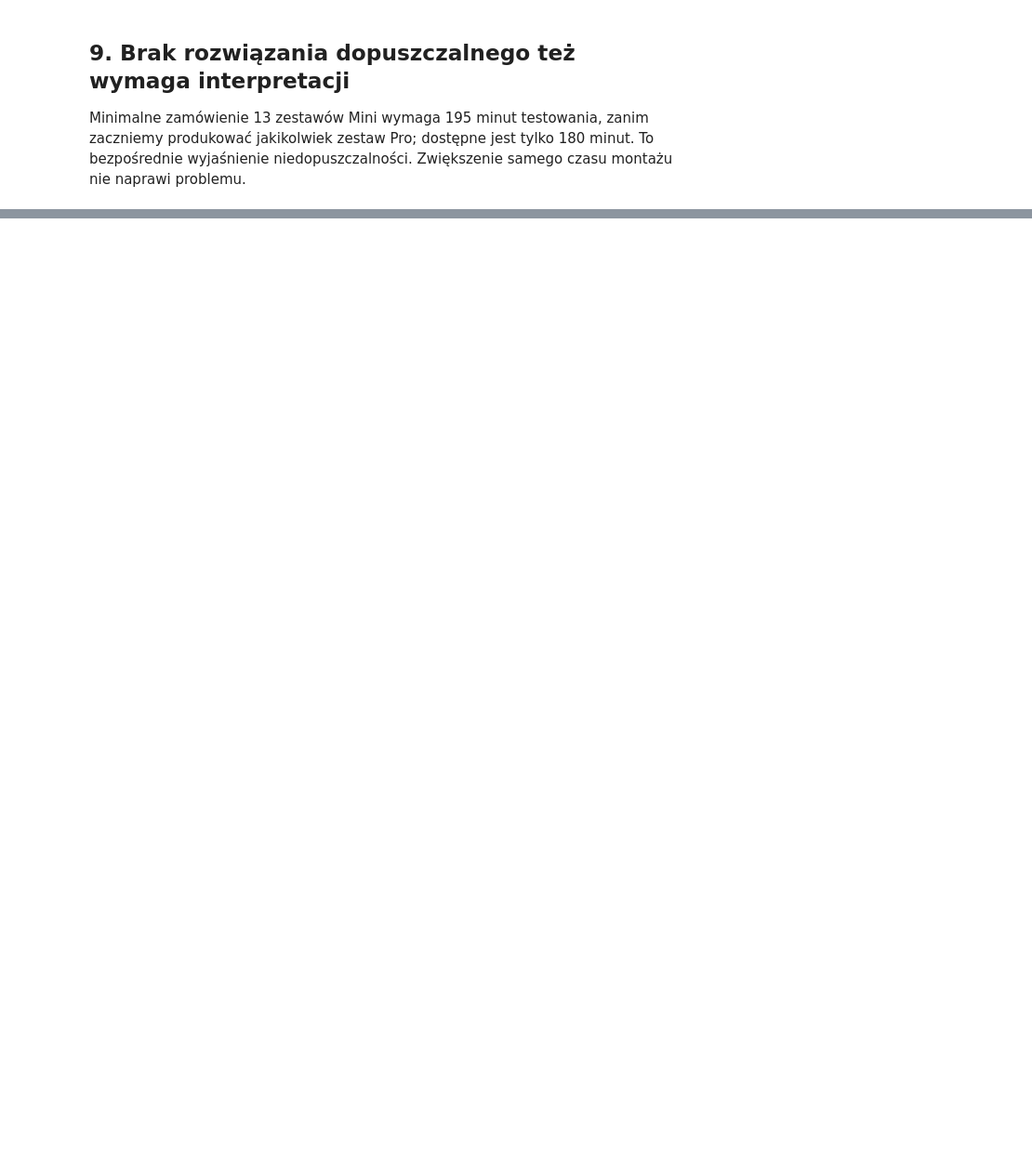
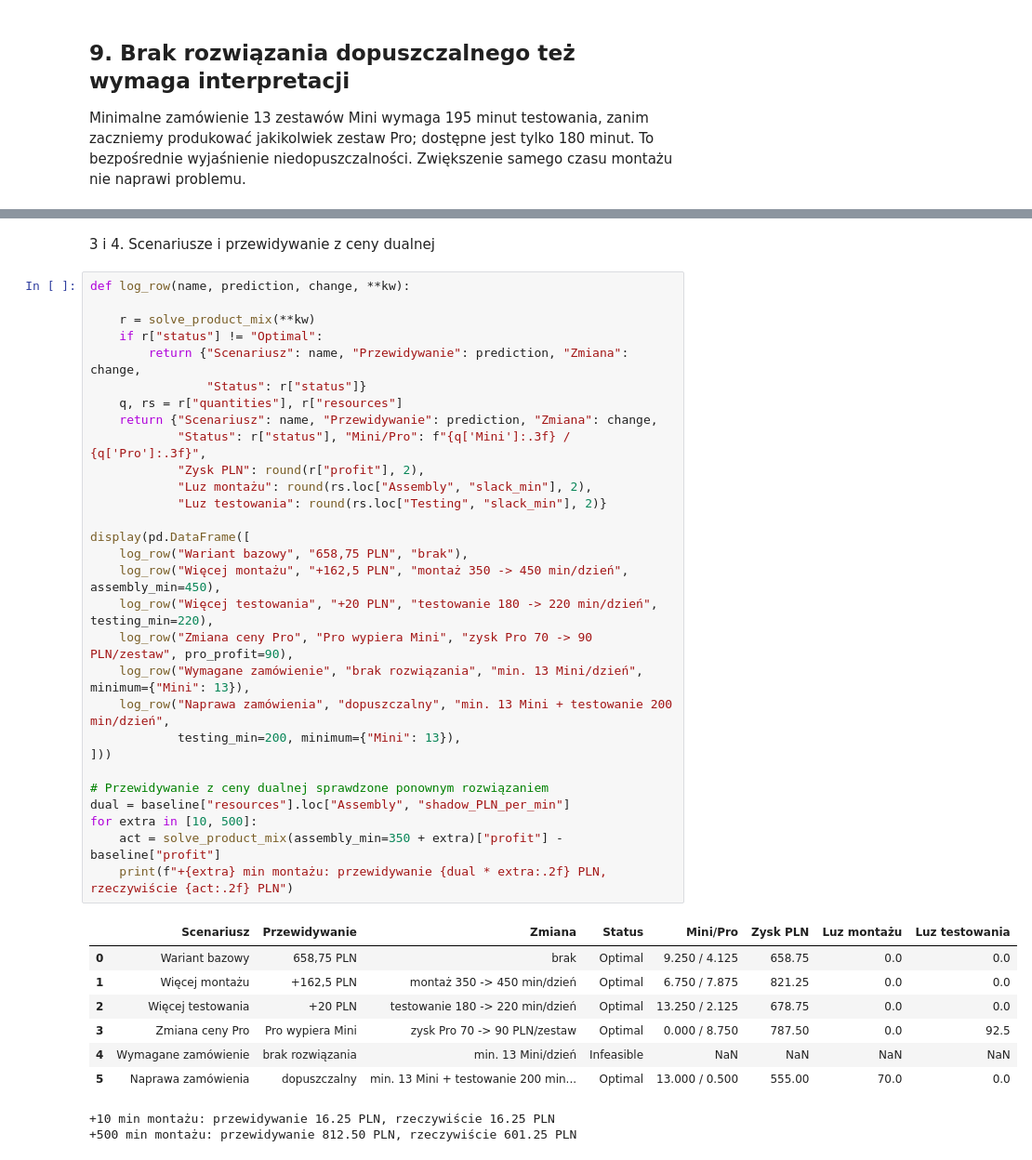
Before and after one commit to piotr-kozulak/missip, a Jupyter notebook: pl/lab_auto_1.ipynb, the cells around one changed output, grey strips where cells are left out. Shown at 93% size. Saved outputs shown, nothing was run; the diff lists cells and outputs as text; blank space fills up the shorter version.

```diff
--- a/pl/lab_auto_1.ipynb
+++ b/pl/lab_auto_1.ipynb
@@ -560,0 +886,41 @@ Materiały do dalszej lektury: [kod źródłowy i wydania PuLP 3.x](https://gith
+# %% [markdown]
+3 i 4. Scenariusze i przewidywanie z ceny dualnej
+# %%
+def log_row(name, prediction, change, **kw):
+
+    r = solve_product_mix(**kw)
+    if r["status"] != "Optimal":
+        return {"Scenariusz": name, "Przewidywanie": prediction, "Zmiana": change,
+                "Status": r["status"]}
+    q, rs = r["quantities"], r["resources"]
+    return {"Scenariusz": name, "Przewidywanie": prediction, "Zmiana": change,
+            "Status": r["status"], "Mini/Pro": f"{q['Mini']:.3f} / {q['Pro']:.3f}",
+            "Zysk PLN": round(r["profit"], 2),
+            "Luz montażu": round(rs.loc["Assembly", "slack_min"], 2),
+            "Luz testowania": round(rs.loc["Testing", "slack_min"], 2)}
+
+display(pd.DataFrame([
+    log_row("Wariant bazowy", "658,75 PLN", "brak"),
+    log_row("Więcej montażu", "+162,5 PLN", "montaż 350 -> 450 min/dzień", assembly_min=450),
+    log_row("Więcej testowania", "+20 PLN", "testowanie 180 -> 220 min/dzień", testing_min=220),
+    log_row("Zmiana ceny Pro", "Pro wypiera Mini", "zysk Pro 70 -> 90 PLN/zestaw", pro_profit=90),
+    log_row("Wymagane zamówienie", "brak rozwiązania", "min. 13 Mini/dzień", minimum={"Mini": 13}),
+    log_row("Naprawa zamówienia", "dopuszczalny", "min. 13 Mini + testowanie 200 min/dzień",
+            testing_min=200, minimum={"Mini": 13}),
+]))
+
+# Przewidywanie z ceny dualnej sprawdzone ponownym rozwiązaniem
+dual = baseline["resources"].loc["Assembly", "shadow_PLN_per_min"]
+for extra in [10, 500]:
+    act = solve_product_mix(assembly_min=350 + extra)["profit"] - baseline["profit"]
+    print(f"+{extra} min montażu: przewidywanie {dual * extra:.2f} PLN, rzeczywiście {act:.2f} PLN")
+# %% [output]
+|  | Scenariusz | Przewidywanie | Zmiana | Status | Mini/Pro | Zysk PLN | Luz montażu | Luz testowania |
+| 0 | Wariant bazowy | 658,75 PLN | brak | Optimal | 9.250 / 4.125 | 658.75 | 0.0 | 0.0 |
+| 1 | Więcej montażu | +162,5 PLN | montaż 350 -> 450 min/dzień | Optimal | 6.750 / 7.875 | 821.25 | 0.0 | 0.0 |
+| 2 | Więcej testowania | +20 PLN | testowanie 180 -> 220 min/dzień | Optimal | 13.250 / 2.125 | 678.75 | 0.0 | 0.0 |
+| 3 | Zmiana ceny Pro | Pro wypiera Mini | zysk Pro 70 -> 90 PLN/zestaw | Optimal | 0.000 / 8.750 | 787.50 | 0.0 | 92.5 |
+| 4 | Wymagane zamówienie | brak rozwiązania | min. 13 Mini/dzień | Infeasible | NaN | NaN | NaN | NaN |
+| 5 | Naprawa zamówienia | dopuszczalny | min. 13 Mini + testowanie 200 min... | Optimal | 13.000 / 0.500 | 555.00 | 70.0 | 0.0 |
++10 min montażu: przewidywanie 16.25 PLN, rzeczywiście 16.25 PLN
++500 min montażu: przewidywanie 812.50 PLN, rzeczywiście 601.25 PLN
```
Also changed, not shown: parts of 35 cells of this notebook.
